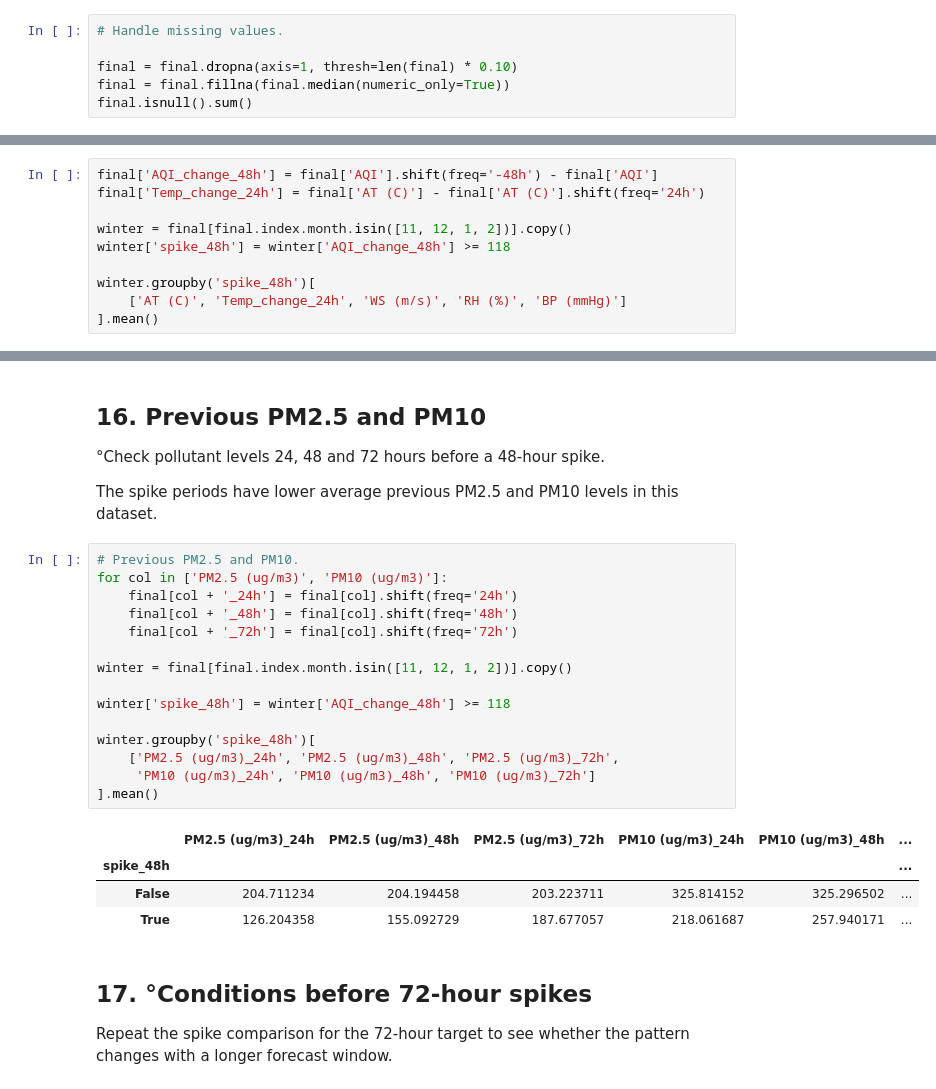
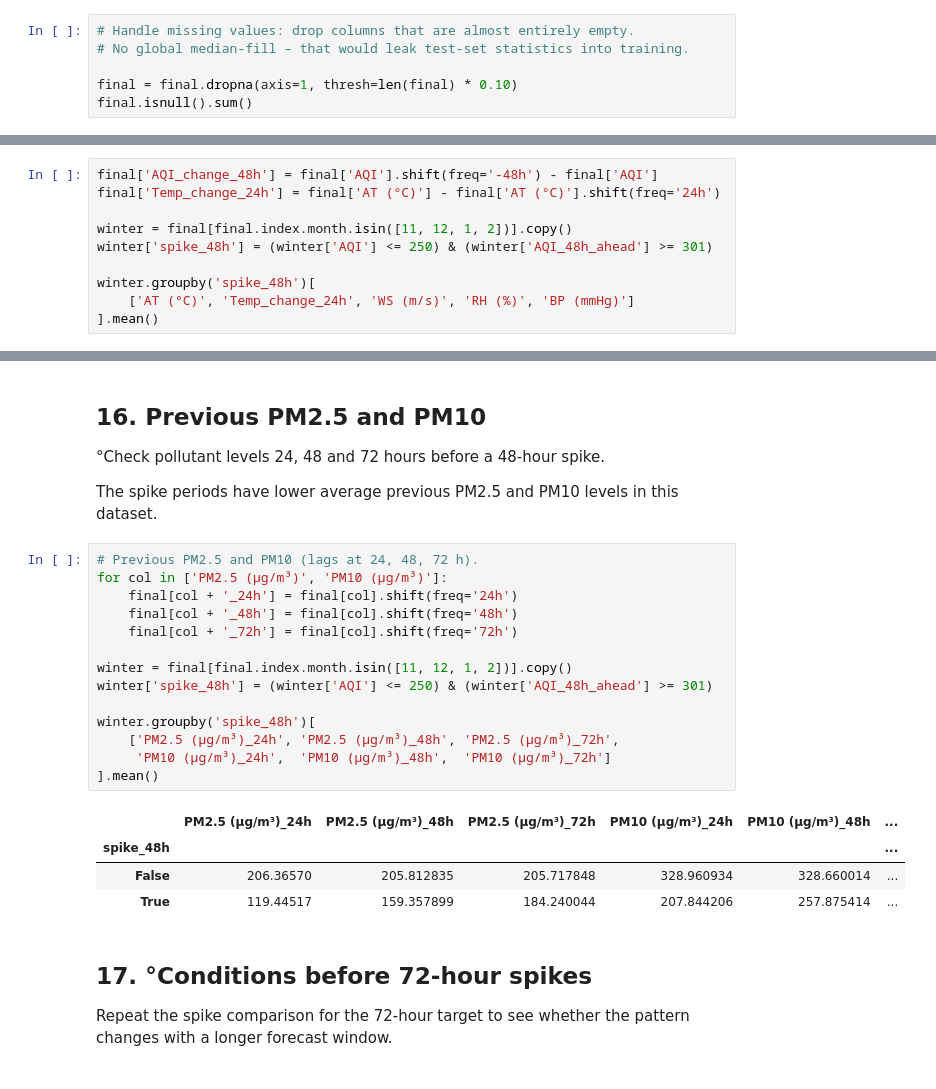
Before and after one commit to texas-ctrl/Delhi-aqi-forecasting, a Jupyter notebook: notebooks/02_eda_data.ipynb, the cells around one changed output, grey strips where cells are left out. Cells and saved outputs as stored; diff of their text form.

```diff
--- a/notebooks/02_eda_data.ipynb
+++ b/notebooks/02_eda_data.ipynb
@@ -114,7 +126,7 @@ Highly sparse columns are removed first. The remaining missing numeric values ar
 # %%
-# Handle missing values.
+# Handle missing values: drop columns that are almost entirely empty.
+# No global median-fill – that would leak test-set statistics into training.
 
 final = final.dropna(axis=1, thresh=len(final) * 0.10)
-final = final.fillna(final.median(numeric_only=True))
 final.isnull().sum()
 # %% [output]
@@ -367,12 +449,12 @@ winter.groupby('spike_48h')[
 The comparison does not show a clear temperature-drop pattern before the spikes.
 # %%
 final['AQI_change_48h'] = final['AQI'].shift(freq='-48h') - final['AQI']
-final['Temp_change_24h'] = final['AT (C)'] - final['AT (C)'].shift(freq='24h')
+final['Temp_change_24h'] = final['AT (°C)'] - final['AT (°C)'].shift(freq='24h')
 
 winter = final[final.index.month.isin([11, 12, 1, 2])].copy()
-winter['spike_48h'] = winter['AQI_change_48h'] >= 118
+winter['spike_48h'] = (winter['AQI'] <= 250) & (winter['AQI_48h_ahead'] >= 301)
 
 winter.groupby('spike_48h')[
-    ['AT (C)', 'Temp_change_24h', 'WS (m/s)', 'RH (%)', 'BP (mmHg)']
+    ['AT (°C)', 'Temp_change_24h', 'WS (m/s)', 'RH (%)', 'BP (mmHg)']
 ].mean()
 # %% [output]
@@ -387,25 +469,24 @@ winter.groupby('spike_48h')[
 
 The spike periods have lower average previous PM2.5 and PM10 levels in this dataset.
 # %%
-# Previous PM2.5 and PM10.
-for col in ['PM2.5 (ug/m3)', 'PM10 (ug/m3)']:
+# Previous PM2.5 and PM10 (lags at 24, 48, 72 h).
+for col in ['PM2.5 (µg/m³)', 'PM10 (µg/m³)']:
     final[col + '_24h'] = final[col].shift(freq='24h')
     final[col + '_48h'] = final[col].shift(freq='48h')
     final[col + '_72h'] = final[col].shift(freq='72h')
 
 winter = final[final.index.month.isin([11, 12, 1, 2])].copy()
-
-winter['spike_48h'] = winter['AQI_change_48h'] >= 118
+winter['spike_48h'] = (winter['AQI'] <= 250) & (winter['AQI_48h_ahead'] >= 301)
 
 winter.groupby('spike_48h')[
-    ['PM2.5 (ug/m3)_24h', 'PM2.5 (ug/m3)_48h', 'PM2.5 (ug/m3)_72h',
-     'PM10 (ug/m3)_24h', 'PM10 (ug/m3)_48h', 'PM10 (ug/m3)_72h']
+    ['PM2.5 (µg/m³)_24h', 'PM2.5 (µg/m³)_48h', 'PM2.5 (µg/m³)_72h',
+     'PM10 (µg/m³)_24h',  'PM10 (µg/m³)_48h',  'PM10 (µg/m³)_72h']
 ].mean()
 # %% [output]
-|  | PM2.5 (ug/m3)_24h | PM2.5 (ug/m3)_48h | PM2.5 (ug/m3)_72h | PM10 (ug/m3)_24h | PM10 (ug/m3)_48h | ... |
+|  | PM2.5 (µg/m³)_24h | PM2.5 (µg/m³)_48h | PM2.5 (µg/m³)_72h | PM10 (µg/m³)_24h | PM10 (µg/m³)_48h | ... |
 | spike_48h |  |  |  |  |  | ... |
-| False | 204.711234 | 204.194458 | 203.223711 | 325.814152 | 325.296502 | ... |
-| True | 126.204358 | 155.092729 | 187.677057 | 218.061687 | 257.940171 | ... |
+| False | 206.36570 | 205.812835 | 205.717848 | 328.960934 | 328.660014 | ... |
+| True | 119.44517 | 159.357899 | 184.240044 | 207.844206 | 257.875414 | ... |
 # %% [markdown]
 ## 17. °Conditions before 72-hour spikes
 
```
Also changed, not shown: parts of 41 cells of this notebook, 12 other files.
